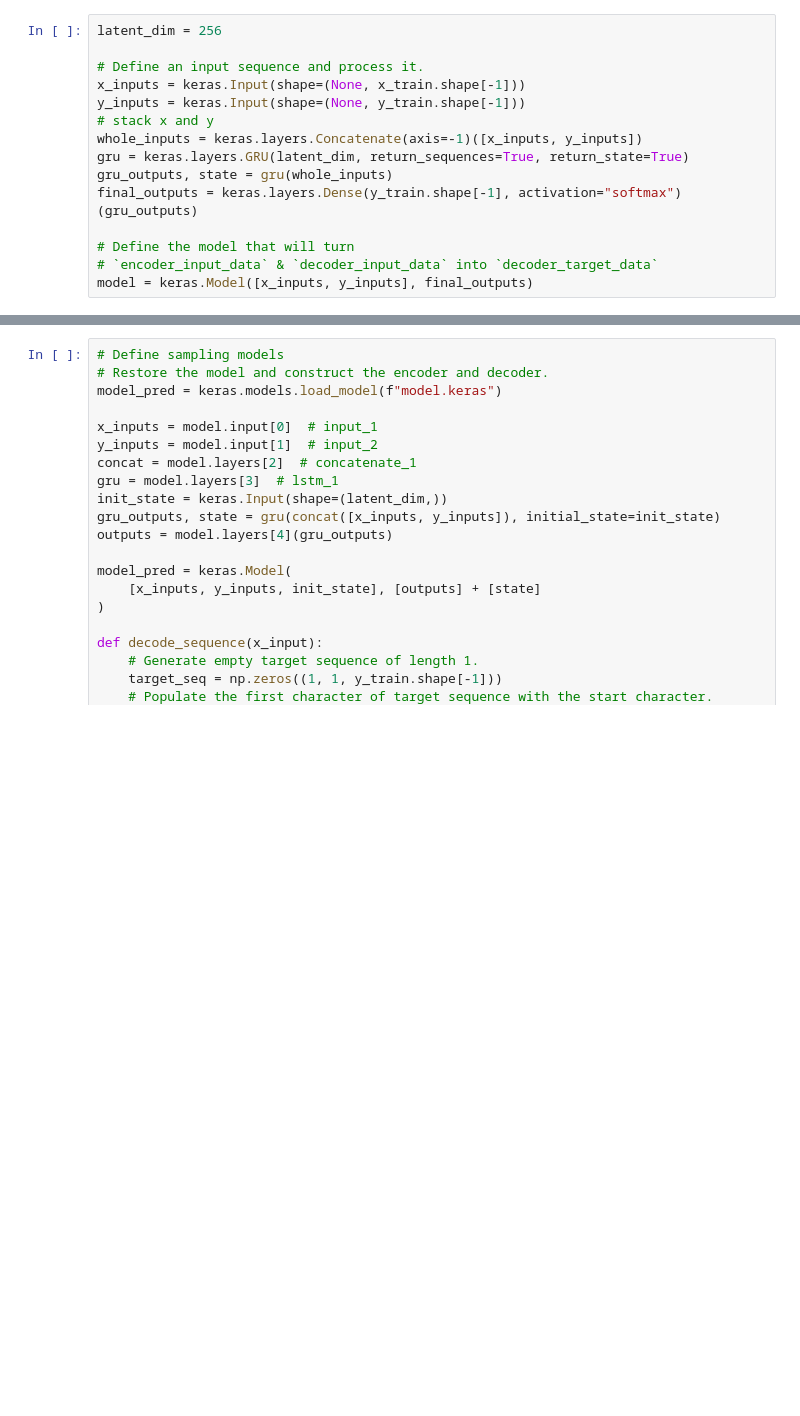
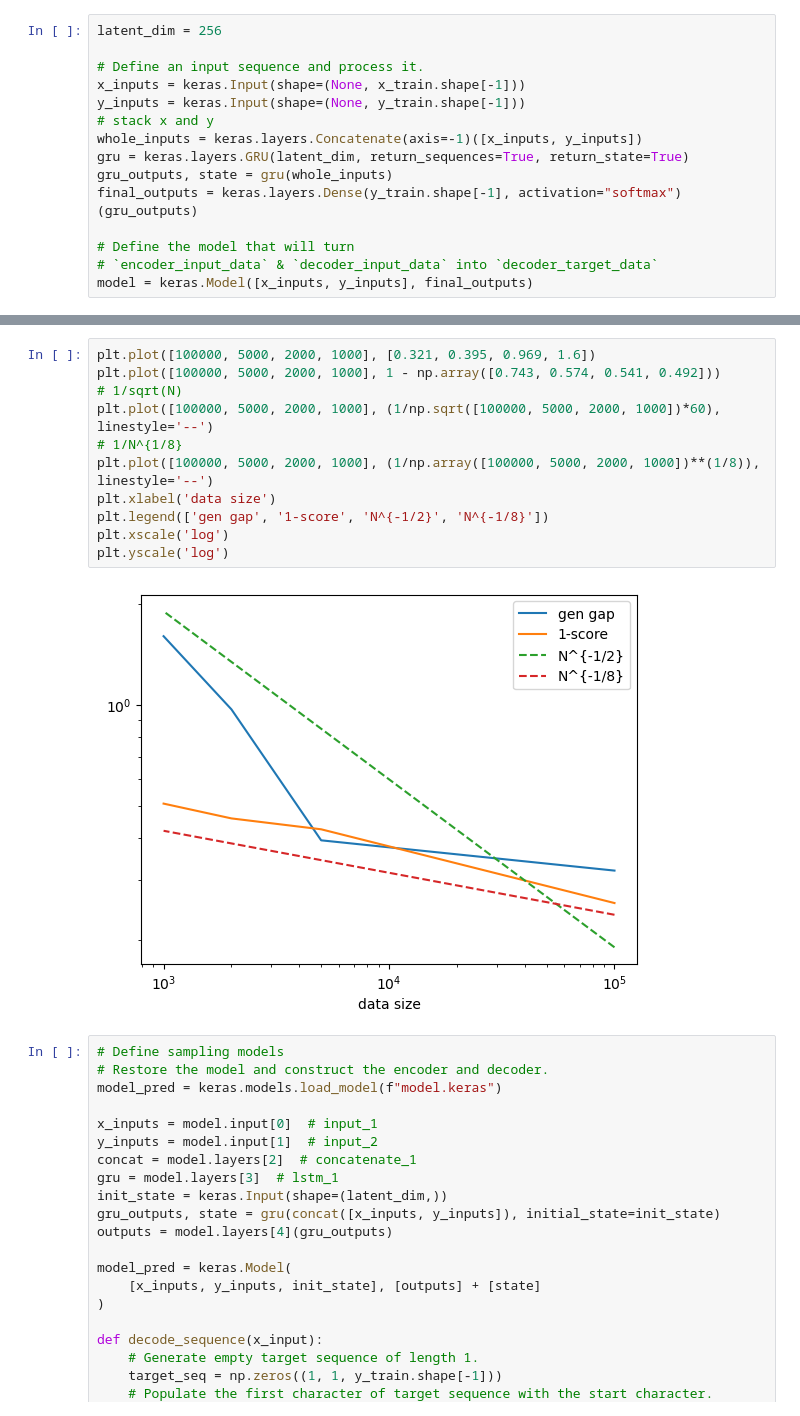
Before and after one commit to haimengzhao/qml-advantage, a Jupyter notebook: test.ipynb, the cells around one changed output, grey strips where cells are left out. Drawn from its saved outputs; the diff is of its cells as text; blank space fills up the shorter version.

```diff
--- a/test.ipynb
+++ b/test.ipynb
@@ -96,3 +107,16 @@ plt.show()
+# %%
+plt.plot([100000, 5000, 2000, 1000], [0.321, 0.395, 0.969, 1.6])
+plt.plot([100000, 5000, 2000, 1000], 1 - np.array([0.743, 0.574, 0.541, 0.492]))
+# 1/sqrt(N)
+plt.plot([100000, 5000, 2000, 1000], (1/np.sqrt([100000, 5000, 2000, 1000])*60), linestyle='--')
+# 1/N^{1/8}
+plt.plot([100000, 5000, 2000, 1000], (1/np.array([100000, 5000, 2000, 1000])**(1/8)), linestyle='--')
+plt.xlabel('data size')
+plt.legend(['gen gap', '1-score', 'N^{-1/2}', 'N^{-1/8}'])
+plt.xscale('log')
+plt.yscale('log')
+# %% [output]
+[figure, added]
 # %%
 # Define sampling models
 # Restore the model and construct the encoder and decoder.
```
Also changed, not shown: parts of 5 cells of this notebook, 4 other files.
